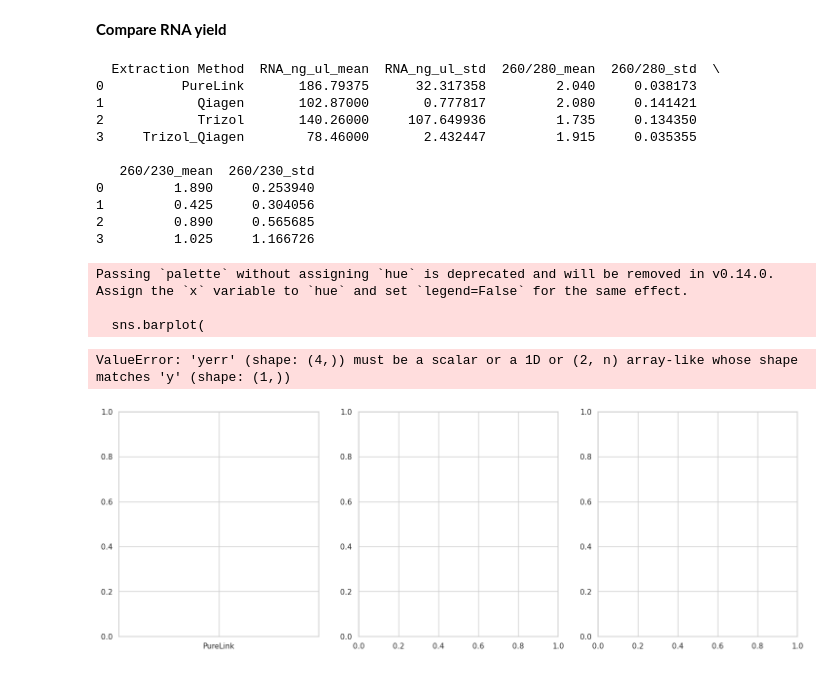
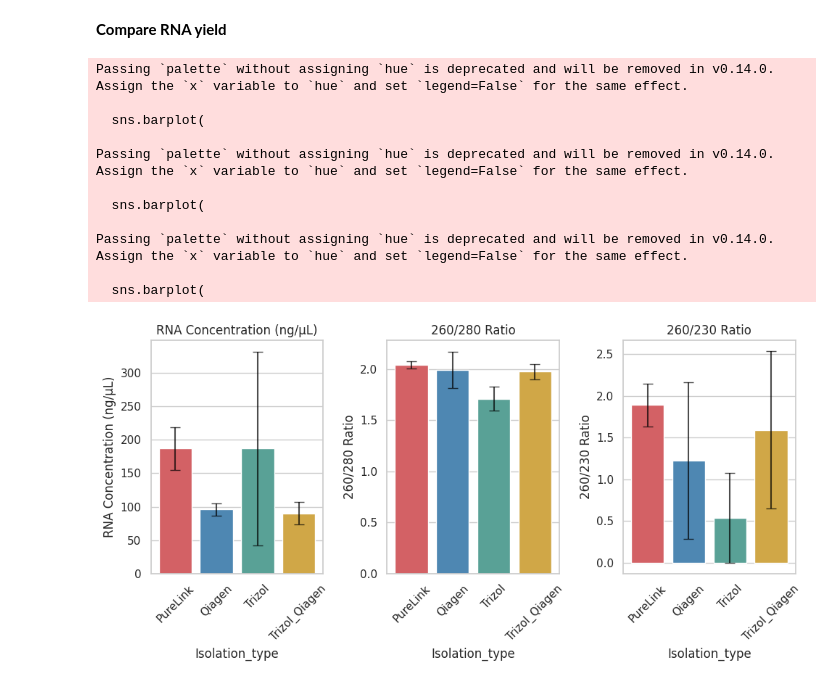
Before and after one commit to ekaterina-epetrova/Conference-Info, a Jupyter notebook: SOP4_RNA_purification_by_Invitrogen™ TRIzol™ Plus RNA Purification Kit.ipynb, the cells around one changed output. Drawn from its saved outputs; the diff is of its cells as text; code cells hidden in the pictures.

```diff
--- a/SOP4_RNA_purification_by_Invitrogen™ TRIzol™ Plus RNA Purification Kit.ipynb
+++ b/SOP4_RNA_purification_by_Invitrogen™ TRIzol™ Plus RNA Purification Kit.ipynb
@@ -66,70 +66,71 @@ import pandas as pd
 import matplotlib.pyplot as plt
 import seaborn as sns
 
-# Data input
-data = {
-    'RNA_extraction_type': ['Qiagen', 'Trizol_Qiagen', 'PureLink', 'Trizol', 'Qiagen', 'Trizol_Qiagen',
-                            'PureLink', 'Trizol', 'PureLink', 'PureLink', 'PureLink', 'PureLink',
-                            'PureLink', 'PureLink'],
-    'RNA_ng_ul': [103.42, 80.18, 195.99, 216.38, 102.32, 76.74, 225.56, 64.14, 240.17, 162.19,
-                  144.57, 182.96, 172.17, 170.74],
-    '260/280': [1.98, 1.89, 1.96, 1.83, 2.18, 1.94, 2.06, 1.64, 2.02, 2.02, 2.07, 2.06, 2.06, 2.07],
-    '260/230': [0.64, 1.85, 1.91, 1.29, 0.21, 0.20, 2.11, 0.49, 1.85, 1.71, 2.04, 2.15, 1.37, 1.98]
-}
+# Color palette
+colors = ['#E64E53', '#3D89C3', '#4DAD9E', '#E7B030']
 
-# Create DataFrame
-df = pd.DataFrame(data)
+# Path to the uploaded file
+file_path = '/content/RNA_samples_isolation_comparison.csv'
+
+# Load the CSV file into a DataFrame
+df = pd.read_csv(file_path, sep=';')
 
 # Calculate statistics
-stats = df.groupby('RNA_extraction_type').agg(['mean', 'std']).reset_index()
+stats = df.groupby('Isolation_type').agg(['mean', 'std']).reset_index()
 
 # Flatten MultiIndex columns
-stats.columns = ['Extraction Method', 'RNA_ng_ul_mean', 'RNA_ng_ul_std',
+stats.columns = ['Isolation_type', 'RNA_ng_ul_mean', 'RNA_ng_ul_std',
                  '260/280_mean', '260/280_std', '260/230_mean', '260/230_std']
-
-print(stats)
-
-# Set the style
-sns.set(style="whitegrid")
 
 # Define parameters for plotting
 parameters = ['RNA_ng_ul', '260/280', '260/230']
 titles = ['RNA Concentration (ng/µL)', '260/280 Ratio', '260/230 Ratio']
 
 # Create subplots
-fig, axes = plt.subplots(1, 3, figsize=(18, 6))
+fig, axes = plt.subplots(1, 3, figsize=(10, 5))
 
 for i, param in enumerate(parameters):
     sns.barplot(
-        x='Extraction Method',
+        x='Isolation_type',
         y=f'{param}_mean',
-        yerr=stats[f'{param}_std'],
         data=stats,
         ax=axes[i],
-        palette='pastel',
+        palette=colors,
         capsize=0.1
+    )
+    axes[i].errorbar(
+        x=stats['Isolation_type'],
+        y=stats[f'{param}_mean'],
+        yerr=stats[f'{param}_std'],
+        fmt='none',
+        capsize=5,
+        color='black',
+        alpha=0.7
     )
     axes[i].set_title(titles[i])
     axes[i].set_ylabel(titles[i])
-    axes[i].set_xlabel('Extraction Method')
+    axes[i].set_xlabel('Isolation_type')
     axes[i].tick_params(axis='x', rotation=45)
 
+
+# Adjust layout
 plt.tight_layout()
+
+# Save figure as PDF
+plt.savefig('/content/RNA_samples_comparison.pdf', format='pdf',facecolor='white')
+
+# Show the plot
 plt.show()
 # %% [output]
-  Extraction Method  RNA_ng_ul_mean  RNA_ng_ul_std  260/280_mean  260/280_std  \
-0          PureLink       186.79375      32.317358         2.040     0.038173
-1            Qiagen       102.87000       0.777817         2.080     0.141421
-2            Trizol       140.26000     107.649936         1.735     0.134350
-3     Trizol_Qiagen        78.46000       2.432447         1.915     0.035355
+Passing `palette` without assigning `hue` is deprecated and will be removed in v0.14.0. Assign the `x` variable to `hue` and set `legend=False` for the same effect.
 
-   260/230_mean  260/230_std
-0         1.890     0.253940
-1         0.425     0.304056
-2         0.890     0.565685
-3         1.025     1.166726
+  sns.barplot(
+
+Passing `palette` without assigning `hue` is deprecated and will be removed in v0.14.0. Assign the `x` variable to `hue` and set `legend=False` for the same effect.
+
+  sns.barplot(
+
+Passing `palette` without assigning `hue` is deprecated and will be removed in v0.14.0. Assign the `x` variable to `hue` and set `legend=False` for the same effect.
+
+  sns.barplot(
-Passing `palette` without assigning `hue` is deprecated and will be removed in v0.14.0. Assign the `x` variable to `hue` and set `legend=False` for the same effect.
-
-  sns.barplot(
-ValueError: 'yerr' (shape: (4,)) must be a scalar or a 1D or (2, n) array-like whose shape matches 'y' (shape: (1,))
-[figure, old version]
+[figure, new version]
```
Also changed, not shown: parts of 1 cell of this notebook.
